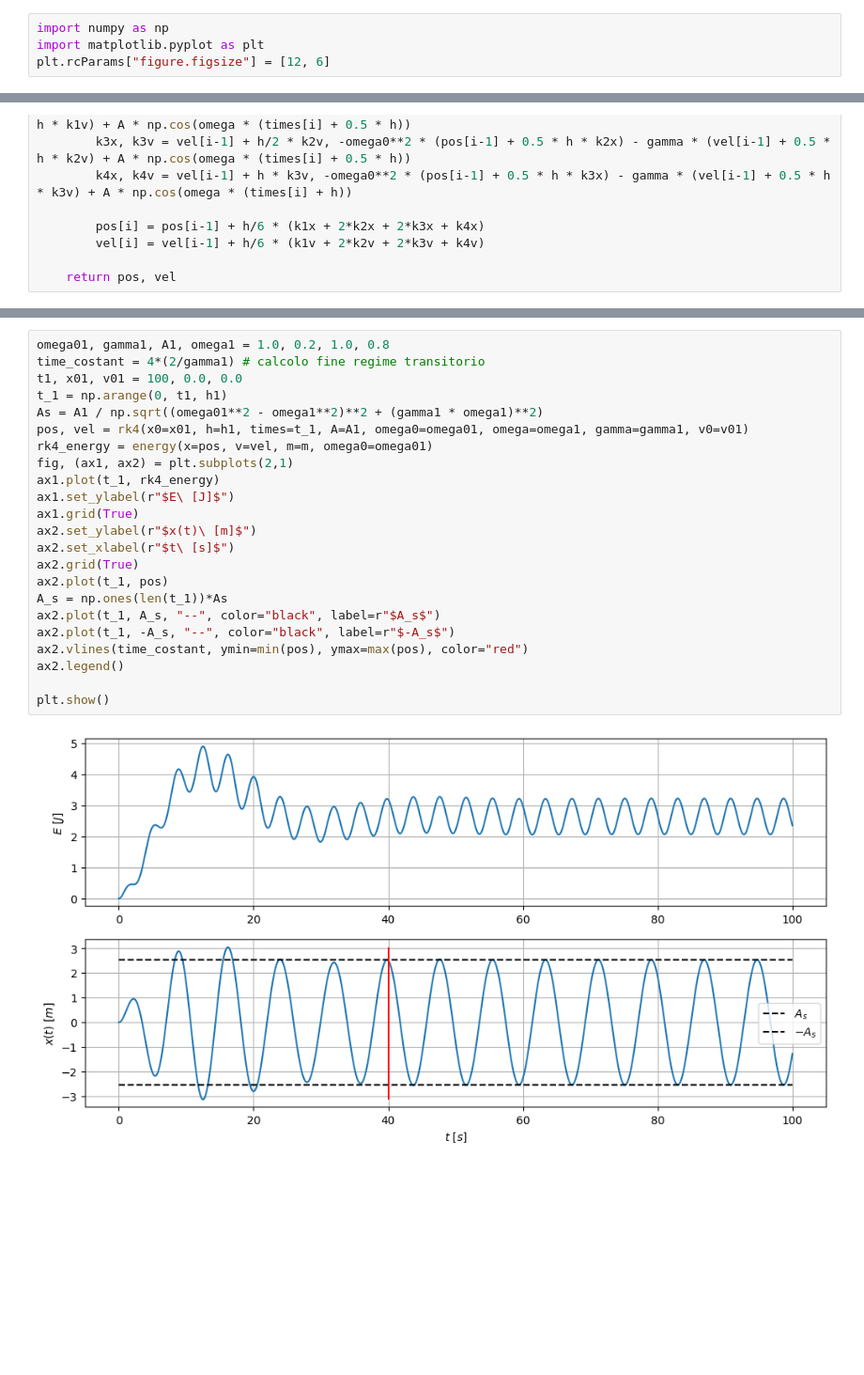
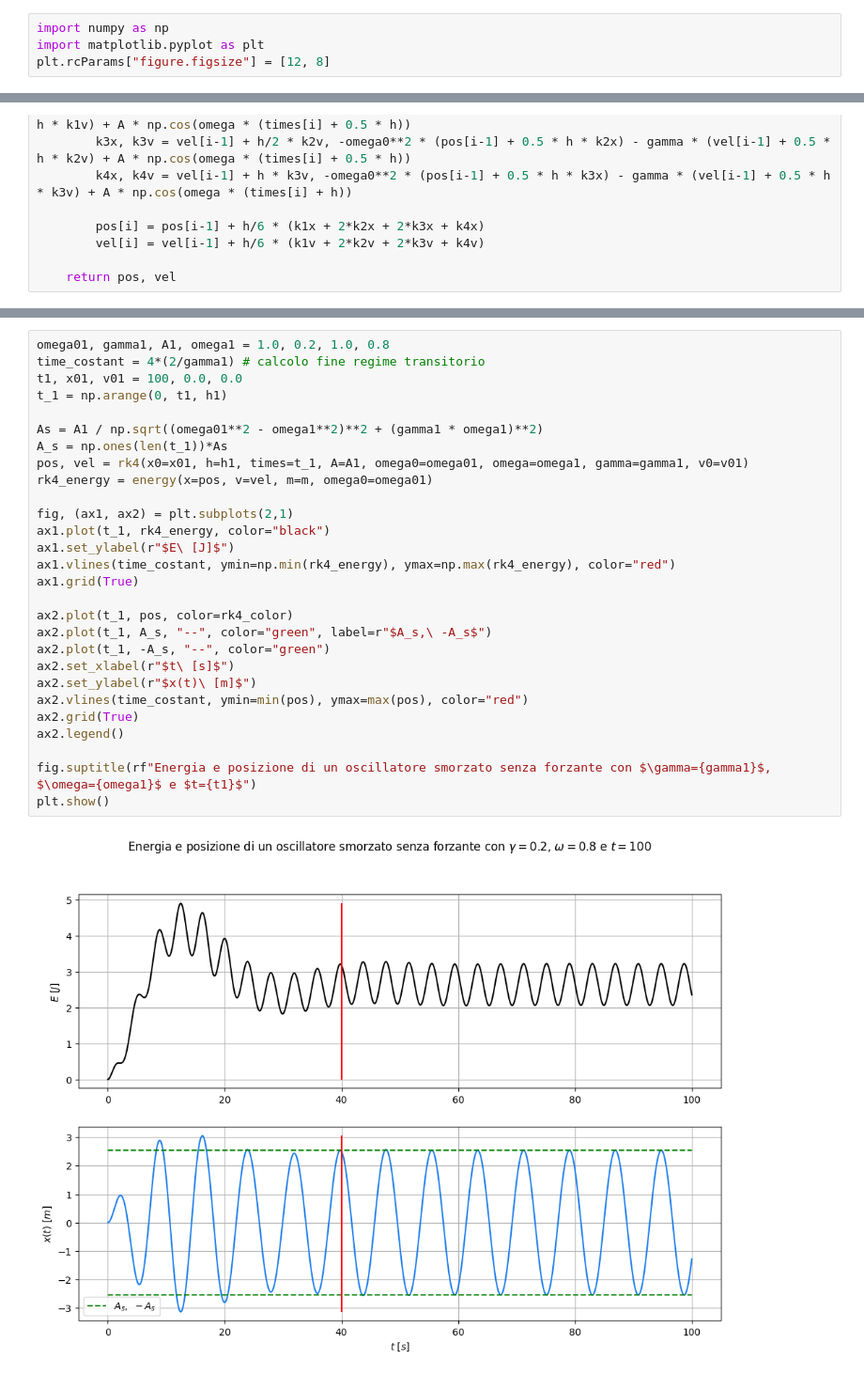
Before and after one commit to nicola-lamaddalena/computational_physics_course, a Jupyter notebook: ode/oscillatore_armonico/oscillatore_armonico.ipynb, the cells around one changed output, grey strips where cells are left out. Shown at 94% size. Cells and saved outputs as stored; diff of their text form; blank space fills up the shorter version.

```diff
--- a/ode/oscillatore_armonico/oscillatore_armonico.ipynb
+++ b/ode/oscillatore_armonico/oscillatore_armonico.ipynb
@@ -16,7 +16,7 @@ Note: you may need to restart the kernel to use updated packages.
 # %%
 import numpy as np
 import matplotlib.pyplot as plt
-plt.rcParams["figure.figsize"] = [12, 6]
+plt.rcParams["figure.figsize"] = [12, 8]
 # %%
 A, omega0, omega, gamma, x0, v0, m = 0.0, 1.0, 0.0, 0.1, 1.0, 0.0, 1.0
 t1, h1 = 50.0, 0.01
@@ -71,26 +71,31 @@ plt.show()
 # %%
 omega01, gamma1, A1, omega1 = 1.0, 0.2, 1.0, 0.8
 time_costant = 4*(2/gamma1) # calcolo fine regime transitorio
 t1, x01, v01 = 100, 0.0, 0.0
 t_1 = np.arange(0, t1, h1)
+
 As = A1 / np.sqrt((omega01**2 - omega1**2)**2 + (gamma1 * omega1)**2)
+A_s = np.ones(len(t_1))*As
 pos, vel = rk4(x0=x01, h=h1, times=t_1, A=A1, omega0=omega01, omega=omega1, gamma=gamma1, v0=v01)
 rk4_energy = energy(x=pos, v=vel, m=m, omega0=omega01)
+
 fig, (ax1, ax2) = plt.subplots(2,1)
-ax1.plot(t_1, rk4_energy)
+ax1.plot(t_1, rk4_energy, color="black")
 ax1.set_ylabel(r"$E\ [J]$")
+ax1.vlines(time_costant, ymin=np.min(rk4_energy), ymax=np.max(rk4_energy), color="red")
 ax1.grid(True)
+
+ax2.plot(t_1, pos, color=rk4_color)
+ax2.plot(t_1, A_s, "--", color="green", label=r"$A_s,\ -A_s$")
+ax2.plot(t_1, -A_s, "--", color="green")
+ax2.set_xlabel(r"$t\ [s]$")
 ax2.set_ylabel(r"$x(t)\ [m]$")
-ax2.set_xlabel(r"$t\ [s]$")
+ax2.vlines(time_costant, ymin=min(pos), ymax=max(pos), color="red")
 ax2.grid(True)
-ax2.plot(t_1, pos)
-A_s = np.ones(len(t_1))*As
-ax2.plot(t_1, A_s, "--", color="black", label=r"$A_s$")
-ax2.plot(t_1, -A_s, "--", color="black", label=r"$-A_s$")
-ax2.vlines(time_costant, ymin=min(pos), ymax=max(pos), color="red")
 ax2.legend()
 
+fig.suptitle(rf"Energia e posizione di un oscillatore smorzato senza forzante con $\gamma={gamma1}$, $\omega={omega1}$ e $t={t1}$")
 plt.show()
 # %% [output]
-[figure, old version]
+[figure, new version]
 # %%
```
Also changed, not shown: parts of 5 cells of this notebook.
